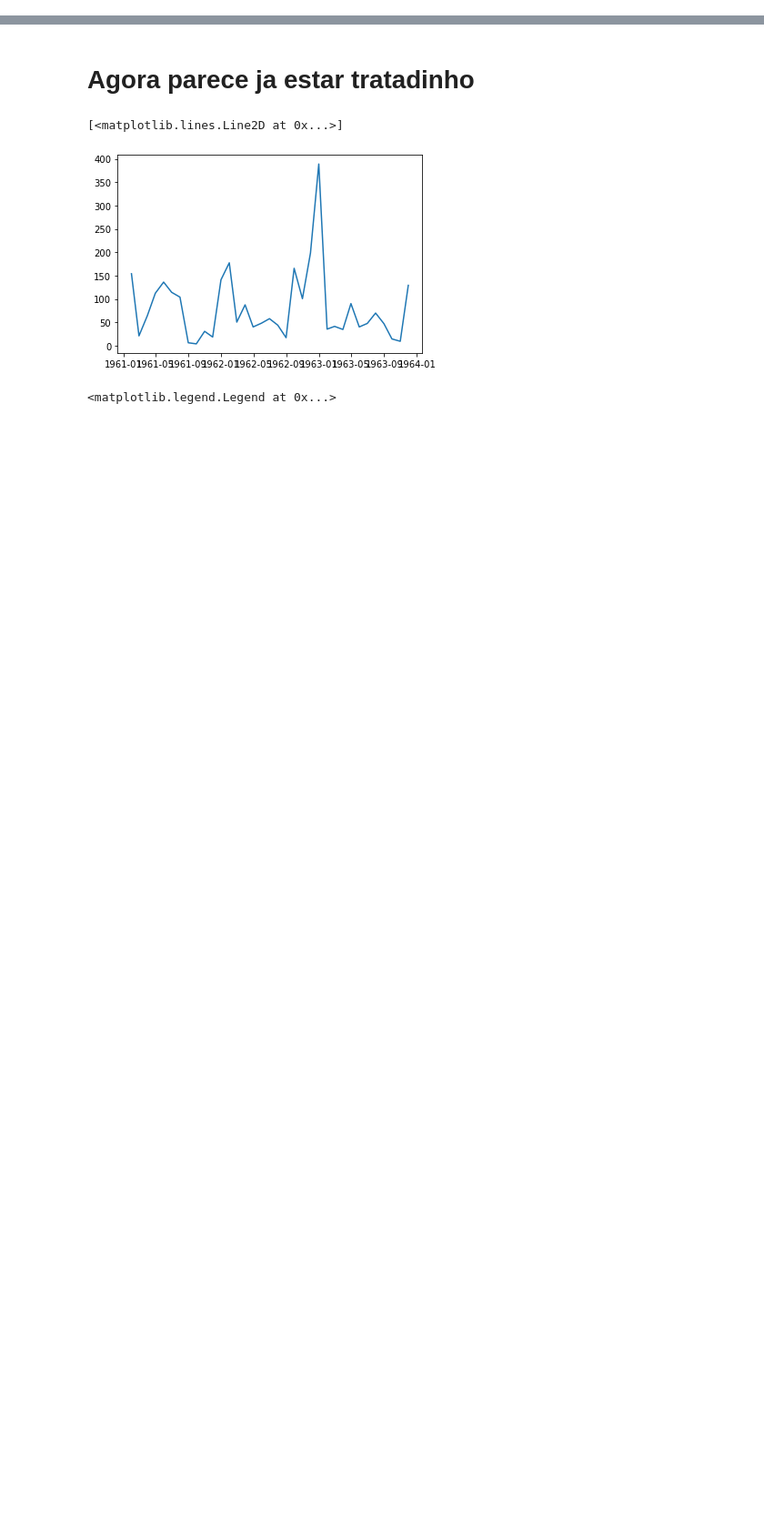
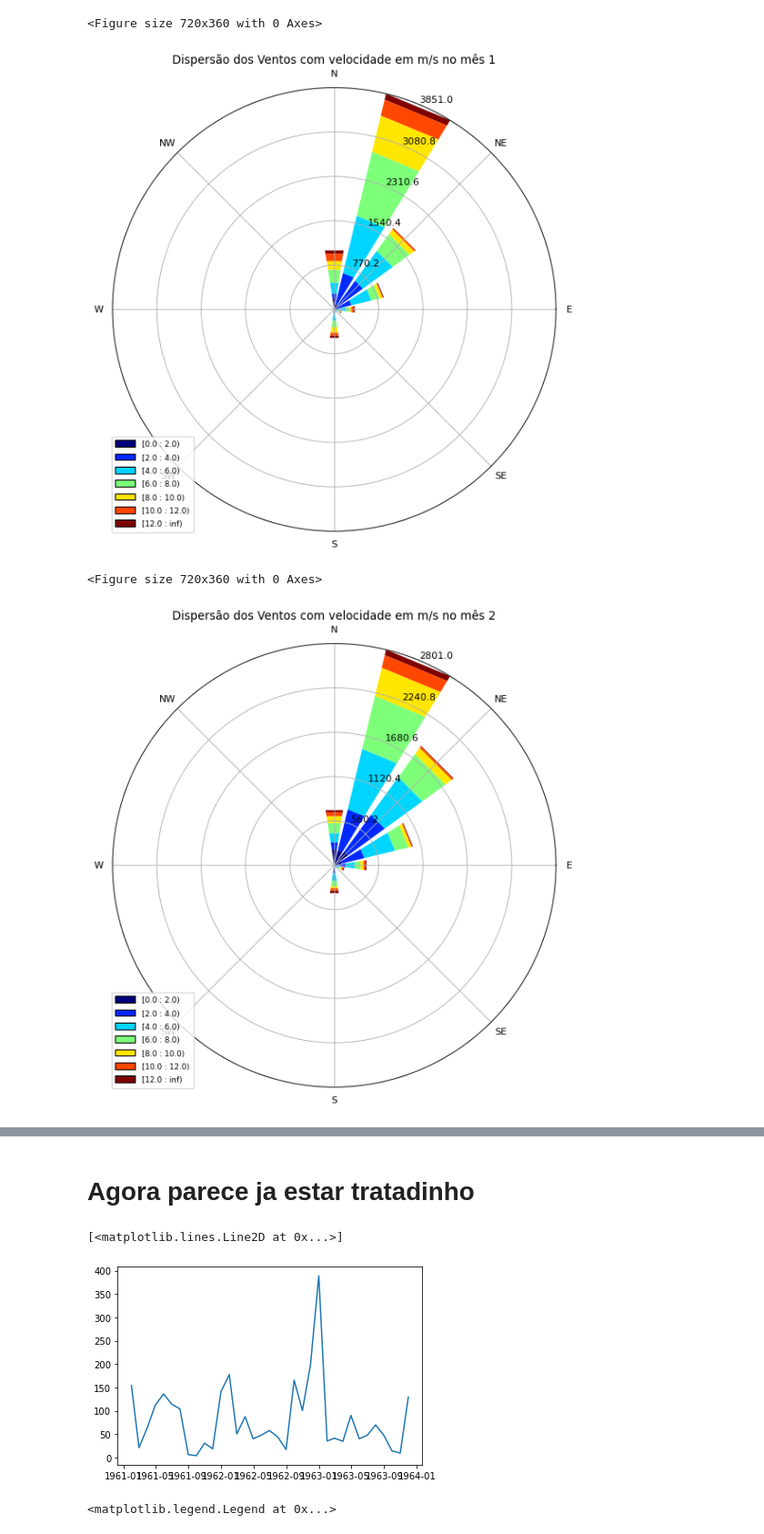
Before and after one commit to BrenoSCabral/projeto_caique, a Jupyter notebook: projeto_caique.ipynb, the cells around one changed output, grey strips where cells are left out. Shown at 91% size. Cells and saved outputs as stored; diff of their text form; code cells hidden in the pictures; blank space fills up the shorter version.

```diff
--- a/projeto_caique.ipynb
+++ b/projeto_caique.ipynb
@@ -58,0 +42,20 @@ dados_tratado['Prec Total'] = pd.to_numeric(dados_tratado['Prec Total']) # teria
+# %%
+dados = pd.read_csv(caminho_dados + '/BNDO.csv', decimal=",")
+# %%
+header = [
+    'Num Estacao',
+    'Tipo Estacao',
+    'Data',
+    'Lat',
+    'Lon',
+    'Quadrado',
+    'SubQuadrado',
+    'Mes',
+    'Ano',
+    'Dir Vento',
+    'Unidade VEnto',
+    'Int Vento',
+    'Int Vento nos',
+    'Int Vento m/s',
+    'Prec'
+]
@@ -58,0 +124,35 @@ dados_tratado['Prec Total'] = pd.to_numeric(dados_tratado['Prec Total']) # teria
+# %%
+from windrose import WindroseAxes
+# from windrose_mod_italo import WindroseAxes
+from matplotlib import pyplot as plt
+import matplotlib.cm as cm
+import numpy as np
+
+i = 1
+while i<13:
+    plt.figure(figsize=(10,5))
+
+
+    # Create wind speed and direction variables
+
+    ws = (BNDO['Int Vento nos'] * 0.514444).where(BNDO['Mes']== i)
+    wd = (BNDO['Dir Vento'] * 0.514444).where(BNDO['Mes']== i)
+
+    ax = WindroseAxes.from_ax()
+
+    ax.set_xticklabels(['E', 'NE',  'N', 'NW', 'W', 'SW','S', 'SE'])
+    #ax.set_theta_zero_location('N')
+
+    # ax.box(wd, ws, bins=np.arange(0, 25, 3))
+    ax.bar(wd, ws, bins=np.arange(0, 13, 2))
+
+    plt.title("Dispersão dos Ventos com velocidade em m/s no mês " +str(i))
+    #plt.savefig()
+    ax.set_legend()
+    plt.savefig(os.getcwd() + '/fig/rosa_mes_' + str(i))
+    i+=1
+# %% [output]
+<Figure size 720x360 with 0 Axes>
+[figure, added]
+<Figure size 720x360 with 0 Axes>
+[figure, added]
```
Also changed, not shown: parts of 19 cells of this notebook, 14 other files.
